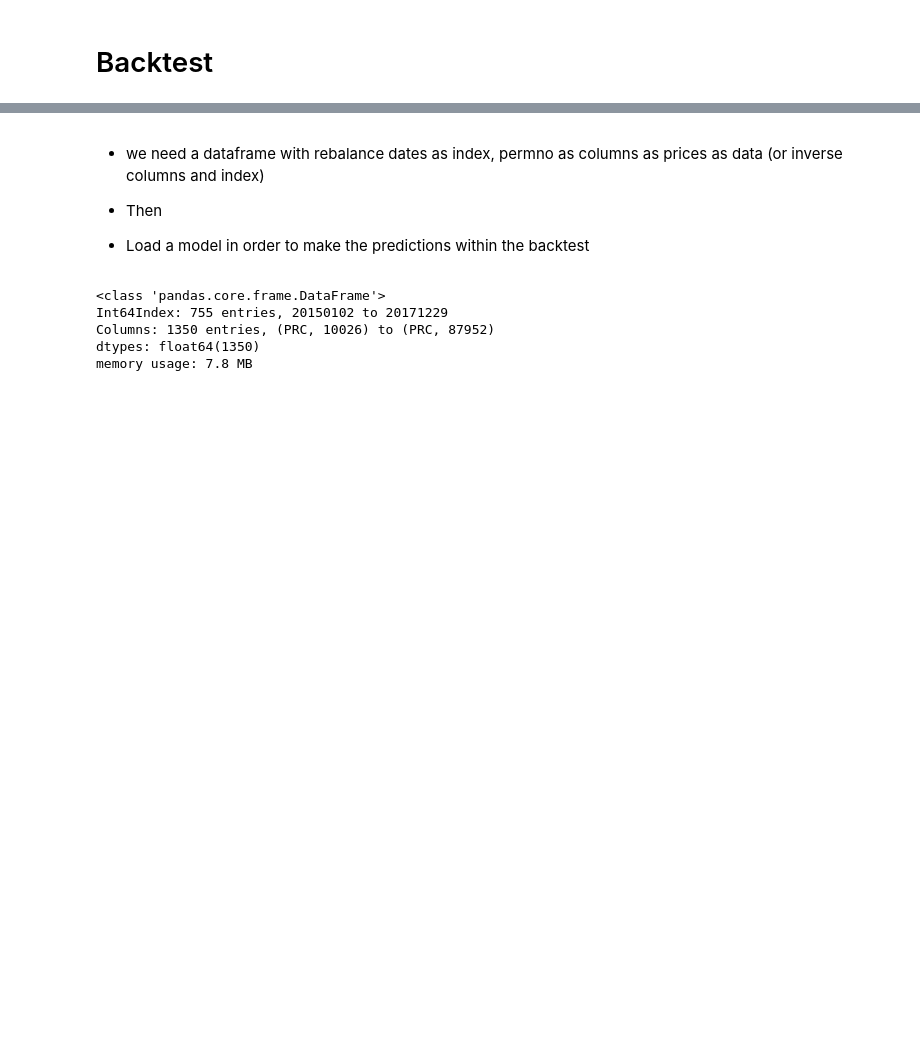
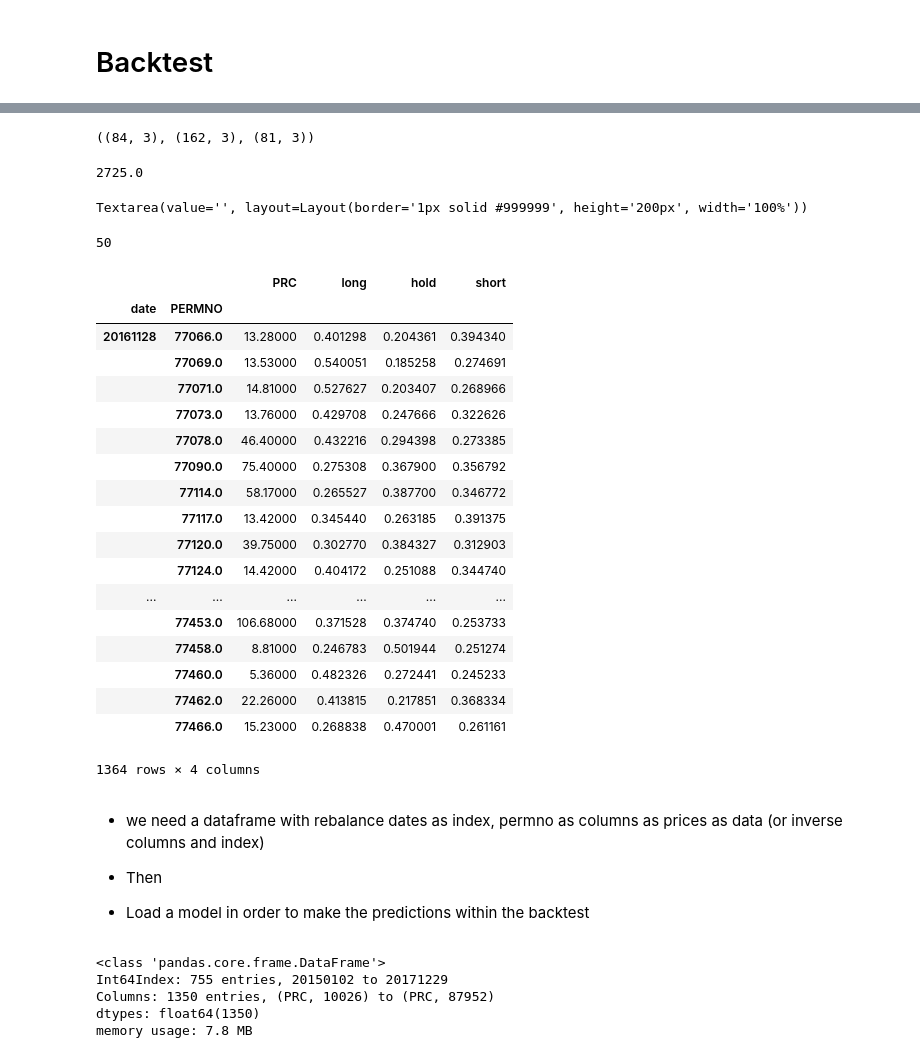
Before and after one commit to kathy-jzh/DeepLearningAllocationCNN, a Jupyter notebook: data_and_training.ipynb, the cells around one changed output, grey strips where cells are left out. Cells and saved outputs as stored; diff of their text form; code cells hidden in the pictures; blank space fills up the shorter version.

Commit message:
Solving the problem of validation/test/training set and building the appropriate data for the backtest

```diff
--- a/data_and_training.ipynb
+++ b/data_and_training.ipynb
@@ -101,6 +109,6 @@ network = CondensedGoogLeNet(shape_x=shape_x,shape_y=shape_y,hyperparams=GoogleN
 
 GN_pred, GN_training_loss, GN_val_loss = train_predict(X=X_train1, Y=Y_train1, batch_size=60, valX=X_val1, valY=Y_val1,
                                                        model_ckpt_path=model_checkpoints_path, is_bayesian=True,cost_matrix=cost_matrix,
-                                                       epochs=2, net=network,save_step =1,cost_sensitive_loss=True,restore=True,
+                                                       epochs=1, net=network,save_step =-1,cost_sensitive_loss=True,restore=True,
                                                        model_ckpt_path_to_restore=path_restore)
 # %% [output]
@@ -132,10 +127,0 @@ array([[0.49177265, 0.32804942, 0.180178  ],
-# %%
-path_to_dump_samples = os.path.join(folder_for_samples,'VWAP-1_week-2015_2017-all_stocks-32_pixels')
-
-
-handler = DataHandler(encoding_method='GADF', window_len=64, image_size=32, retrain_freq=5,
-                 start_date = 20150102, end_date= 20200102, frac_of_stocks=1.,
-                stock_data_dir_path= 'data/stock_data',
-                 dir_for_samples=path_to_dump_samples, nb_of_stocks_by_file=50,
-                      kwargs_target_methods = {'up_return':0.011,'down_return':-0.010}
-                 )
@@ -146,3 +128,51 @@ Textarea(value='', layout=Layout(border='1px solid #999999', height='200px', wid
+# %%
+(Y_val.shape,Y_train.shape,Y_test.shape)
+# %% [output]
+((84, 3), (162, 3), (81, 3))
+# %%
+df_signals = pd.DataFrame(GN_pred,columns = ['long','hold','short'])
+df_signals['PRC'] = df_bckt_val['PRC'].values
+df_signals['date'] = df_bckt_val.index
+df_signals['PERMNO'] = df_bckt_val['PERMNO'].values
+df_signals = df_signals.set_index('date')
+df_signals = df_signals.sort_index().reset_index().set_index(['date','PERMNO'])
+# %%
+5450/2
+# %% [output]
+2725.0
+# %%
+from utils import load_pickle
+
+df_all_data = load_pickle(os.path.join(path_to_dump_samples,'image_data_1')).iloc[round(0.75 * 2725 * 2/3):round(0.75 * 2725):][['PRC','PERMNO']]
+df_all_data = pd.concat([df_all_data,load_pickle(os.path.join(path_to_dump_samples,'image_data_2')).iloc[round(0.75 * 2725 * 2/3):round(0.75 * 2725):][['PRC','PERMNO']]])
+# %% [output]
+Textarea(value='', layout=Layout(border='1px solid #999999', height='200px', width='100%'))
+# %%
+len(np.unique(df_all_data['PERMNO']))
+# %% [output]
+50
+# %%
+pd.concat([df_all_data,df_signals],axis=1).reset_index().set_index(['date','PERMNO']).sort_index()
+# %% [output]
+|  |  | PRC | long | hold | short |
+| date | PERMNO |  |  |  |  |
+| 20161128 | 77066.0 | 13.28000 | 0.401298 | 0.204361 | 0.394340 |
+|  | 77069.0 | 13.53000 | 0.540051 | 0.185258 | 0.274691 |
+|  | 77071.0 | 14.81000 | 0.527627 | 0.203407 | 0.268966 |
+|  | 77073.0 | 13.76000 | 0.429708 | 0.247666 | 0.322626 |
+|  | 77078.0 | 46.40000 | 0.432216 | 0.294398 | 0.273385 |
+|  | 77090.0 | 75.40000 | 0.275308 | 0.367900 | 0.356792 |
+|  | 77114.0 | 58.17000 | 0.265527 | 0.387700 | 0.346772 |
+|  | 77117.0 | 13.42000 | 0.345440 | 0.263185 | 0.391375 |
+|  | 77120.0 | 39.75000 | 0.302770 | 0.384327 | 0.312903 |
+|  | 77124.0 | 14.42000 | 0.404172 | 0.251088 | 0.344740 |
+| ... | ... | ... | ... | ... | ... |
+|  | 77453.0 | 106.68000 | 0.371528 | 0.374740 | 0.253733 |
+|  | 77458.0 | 8.81000 | 0.246783 | 0.501944 | 0.251274 |
+|  | 77460.0 | 5.36000 | 0.482326 | 0.272441 | 0.245233 |
+|  | 77462.0 | 22.26000 | 0.413815 | 0.217851 | 0.368334 |
+|  | 77466.0 | 15.23000 | 0.268838 | 0.470001 | 0.261161 |
+1364 rows × 4 columns
 # %% [markdown]
 + we need a dataframe with rebalance dates as index, permno as columns as prices as data (or inverse columns and index)
 + Then
```
Also changed, not shown: parts of 9 cells of this notebook, 1 other file.
